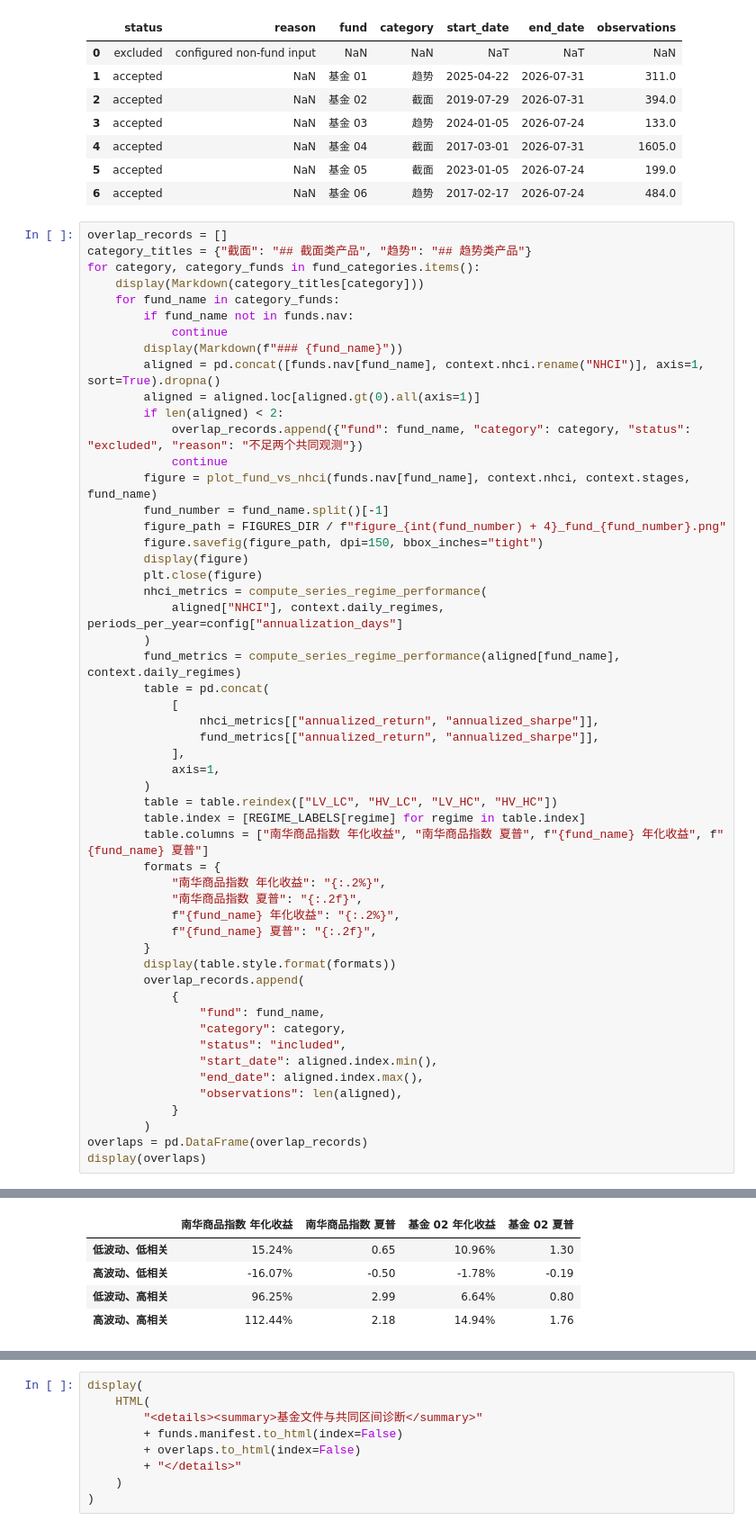
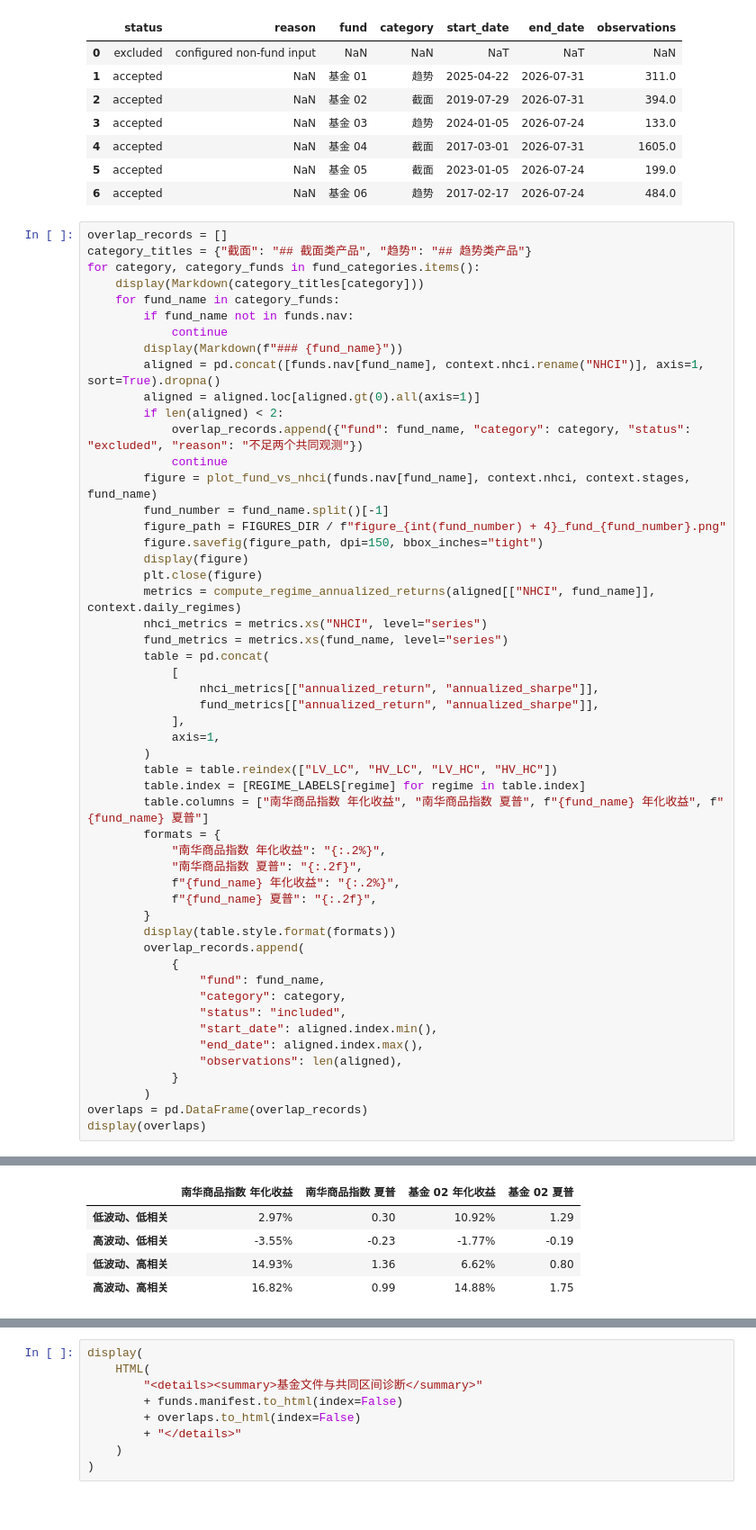
Before and after one commit to zyye00/cta, a Jupyter notebook: notebooks/03_fund_analysis.ipynb, the cells around one changed output, grey strips where cells are left out. Shown at 90% size. Drawn from its saved outputs; the diff is of its cells as text.

```diff
--- a/notebooks/03_fund_analysis.ipynb
+++ b/notebooks/03_fund_analysis.ipynb
@@ -74,10 +80,9 @@ for category, category_funds in fund_categories.items():
         figure.savefig(figure_path, dpi=150, bbox_inches="tight")
         display(figure)
         plt.close(figure)
-        nhci_metrics = compute_series_regime_performance(
-            aligned["NHCI"], context.daily_regimes, periods_per_year=config["annualization_days"]
-        )
-        fund_metrics = compute_series_regime_performance(aligned[fund_name], context.daily_regimes)
+        metrics = compute_regime_annualized_returns(aligned[["NHCI", fund_name]], context.daily_regimes)
+        nhci_metrics = metrics.xs("NHCI", level="series")
+        fund_metrics = metrics.xs(fund_name, level="series")
         table = pd.concat(
             [
                 nhci_metrics[["annualized_return", "annualized_sharpe"]],
@@ -85,37 +90,37 @@ for category, category_funds in fund_categories.items():
             ],
             axis=1,
         )
         table = table.reindex(["LV_LC", "HV_LC", "LV_HC", "HV_HC"])
         table.index = [REGIME_LABELS[regime] for regime in table.index]
         table.columns = ["南华商品指数 年化收益", "南华商品指数 夏普", f"{fund_name} 年化收益", f"{fund_name} 夏普"]
         formats = {
             "南华商品指数 年化收益": "{:.2%}",
             "南华商品指数 夏普": "{:.2f}",
             f"{fund_name} 年化收益": "{:.2%}",
             f"{fund_name} 夏普": "{:.2f}",
         }
         display(table.style.format(formats))
         overlap_records.append(
             {
                 "fund": fund_name,
                 "category": category,
                 "status": "included",
                 "start_date": aligned.index.min(),
                 "end_date": aligned.index.max(),
                 "observations": len(aligned),
             }
         )
 overlaps = pd.DataFrame(overlap_records)
 display(overlaps)
 # %% [output]
 ## 截面类产品
 ### 基金 02
 [figure]
 |  | 南华商品指数 年化收益 | 南华商品指数 夏普 | 基金 02 年化收益 | 基金 02 夏普 |
-| 低波动、低相关 | 15.24% | 0.65 | 10.96% | 1.30 |
-| 高波动、低相关 | -16.07% | -0.50 | -1.78% | -0.19 |
-| 低波动、高相关 | 96.25% | 2.99 | 6.64% | 0.80 |
-| 高波动、高相关 | 112.44% | 2.18 | 14.94% | 1.76 |
+| 低波动、低相关 | 2.97% | 0.30 | 10.92% | 1.29 |
+| 高波动、低相关 | -3.55% | -0.23 | -1.77% | -0.19 |
+| 低波动、高相关 | 14.93% | 1.36 | 6.62% | 0.80 |
+| 高波动、高相关 | 16.82% | 0.99 | 14.88% | 1.75 |
 ### 基金 04
 [figure]
 |  | 南华商品指数 年化收益 | 南华商品指数 夏普 | 基金 04 年化收益 | 基金 04 夏普 |
```
Also changed, not shown: parts of 3 cells of this notebook, 12 other files.
